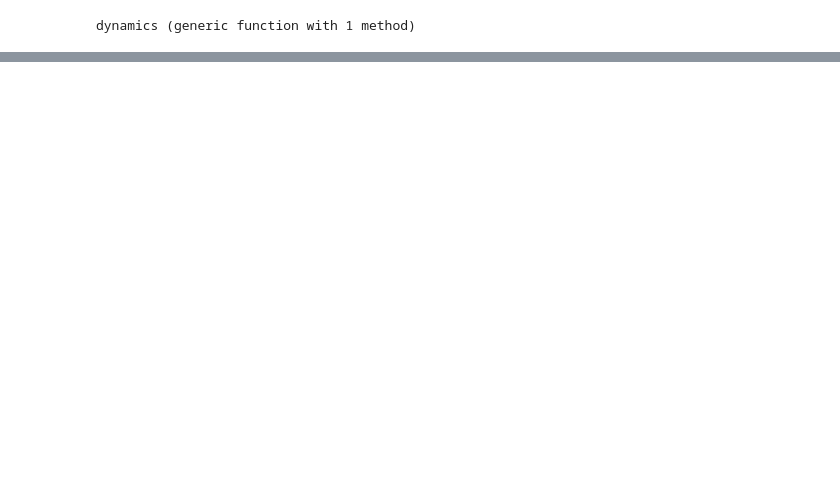
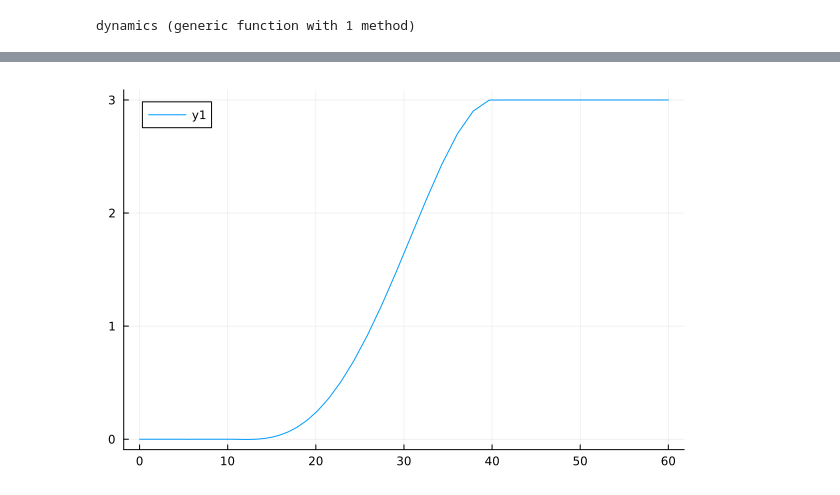
Before and after one commit to tom-p-sparq/notebooks, a Jupyter notebook: 20240531-elevating.ipynb, the cells around one changed output, grey strips where cells are left out. Saved outputs shown, nothing was run; the diff lists cells and outputs as text; code cells hidden in the pictures; blank space fills up the shorter version.

```diff
--- a/20240531-elevating.ipynb
+++ b/20240531-elevating.ipynb
@@ -138,23 +157,25 @@ open_loop_forces (generic function with 1 method)
 # %%
-function dynamics(x::ControlledLift)
+function dynamics(x::ControlledLoadedLift)
     _open_loop_forces = Base.Fix1(open_loop_forces, x)
     _mass = Base.Fix1(mass, x)
-    _reference = x.ref.ref
-    _d_reference = x.ref.dref
+    _feedforward_controller = Base.Fix1(feedforward_controller, x)
+    _reference_position = Base.Fix1(position, x.reference)
+    _reference_velocity = Base.Fix1(velocity, x.reference)
     fun = function (du, u, gains, t)
-        position = u[1]
-        speed = u[2]
+        pos = u[1]
+        vel = u[2]
 
-        proportional_error = position - _reference(t)
+        proportional_error = pos - _reference_position(t)
         integral_error = u[3]
-        derivative_error = speed - _d_reference(t)
+        derivative_error = vel - _reference_velocity(t)
 
         net_force = _open_loop_forces(t)
+        net_force += _feedforward_controller(t)
         net_force -= get(gains, :proportional, 0) * proportional_error
         net_force -= get(gains, :integral, 0) * integral_error
         net_force -= get(gains, :derivative, 0) * derivative_error
 
-        du[1] = speed
+        du[1] = vel
         du[3] = proportional_error
         du[2] = net_force / _mass(t)
         return
@@ -219,0 +308,10 @@ plot!(ts, c, label="control")
+# %%
+sol = trajectory(
+    system,
+    proportional = 1_000_000,
+    derivative = 100_000,
+    integral = 500_000,
+)
+plot(sol.ts, sol.position)
+# %% [output]
+[figure, added]
```
Also changed, not shown: parts of 22 cells of this notebook.
